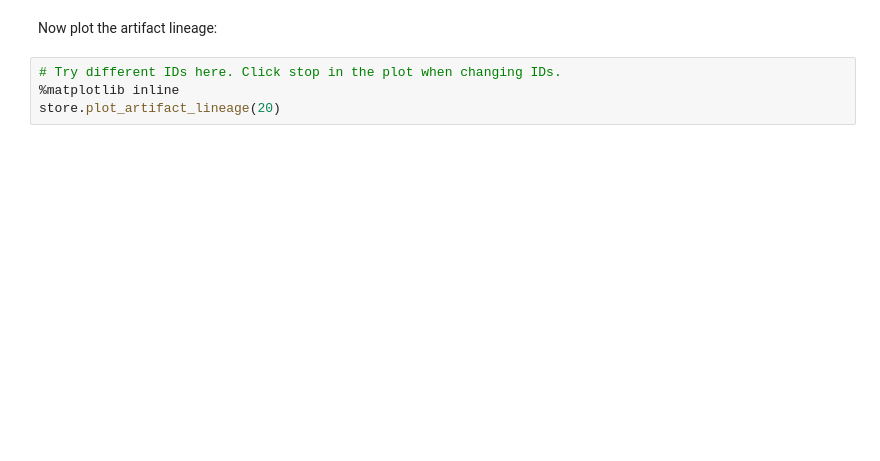
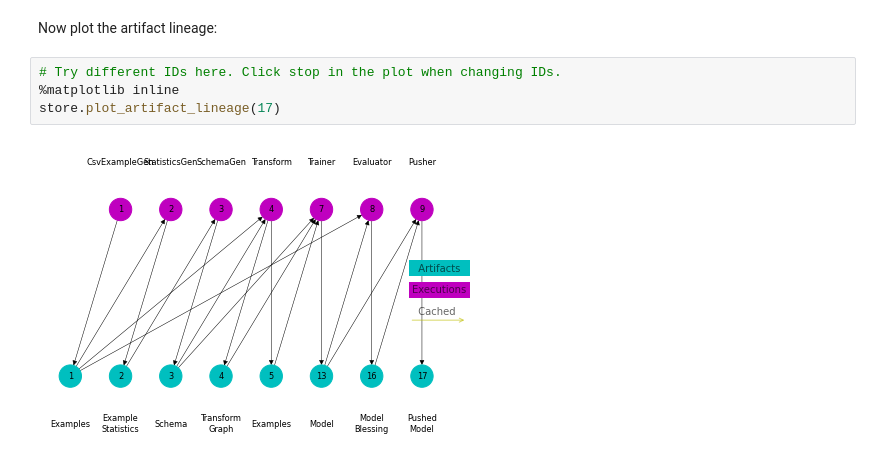
Before and after one commit to godatadriven/tfx-airflow-code-breakfast, a Jupyter notebook: notebooks/step3.ipynb, the cells around one changed output. Saved outputs shown, nothing was run; the diff lists cells and outputs as text; blank space fills up the shorter version.

```diff
--- a/notebooks/step3.ipynb
+++ b/notebooks/step3.ipynb
@@ -50,4 +109,6 @@ Now plot the artifact lineage:
 # %%
 # Try different IDs here. Click stop in the plot when changing IDs.
 %matplotlib inline
-store.plot_artifact_lineage(20)
+store.plot_artifact_lineage(17)
+# %% [output]
+[figure, added]
```
Also changed, not shown: parts of 6 cells of this notebook, 3 other files.
